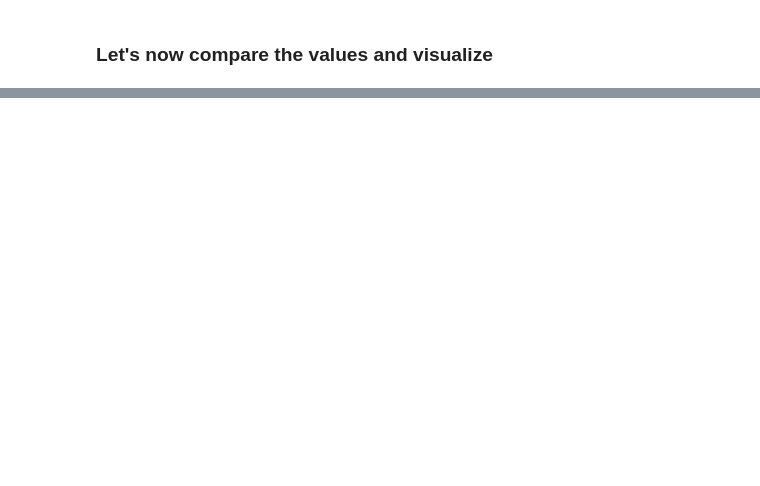
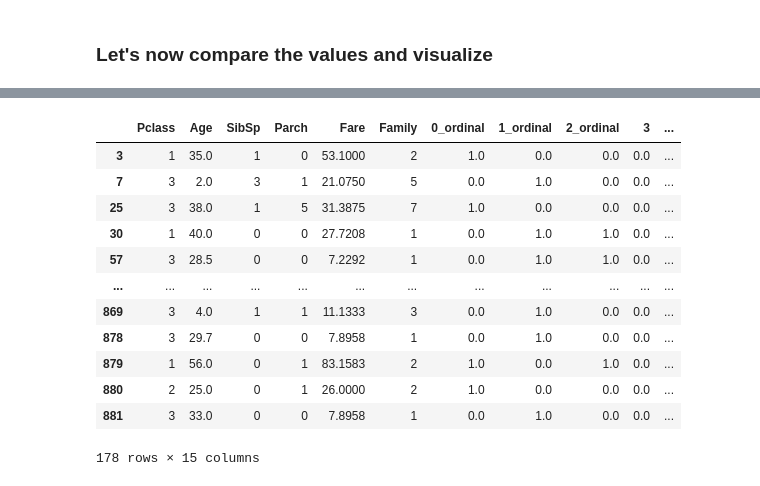
Before and after one commit to abdulqadirmuazzim/Machine_L, a Jupyter notebook: Taitanic.ipynb, the cells around one changed output, grey strips where cells are left out. Drawn from its saved outputs; the diff is of its cells as text; code cells hidden in the pictures; blank space fills up the shorter version.

```diff
--- a/Taitanic.ipynb
+++ b/Taitanic.ipynb
@@ -498,0 +345,21 @@ NameError: name 'df' is not defined
+# %%
+# split the data
+x_train = final_data.sample(frac=0.8)
+y_train = y[x_train.index]
+x_test = final_data.drop(index=x_train.index)
+y_test = y[x_test.index]
+x_test
+# %% [output]
+|  | Pclass | Age | SibSp | Parch | Fare | Family | 0_ordinal | 1_ordinal | 2_ordinal | 3 | ... |
+| 3 | 1 | 35.0 | 1 | 0 | 53.1000 | 2 | 1.0 | 0.0 | 0.0 | 0.0 | ... |
+| 7 | 3 | 2.0 | 3 | 1 | 21.0750 | 5 | 0.0 | 1.0 | 0.0 | 0.0 | ... |
+| 25 | 3 | 38.0 | 1 | 5 | 31.3875 | 7 | 1.0 | 0.0 | 0.0 | 0.0 | ... |
+| 30 | 1 | 40.0 | 0 | 0 | 27.7208 | 1 | 0.0 | 1.0 | 1.0 | 0.0 | ... |
+| 57 | 3 | 28.5 | 0 | 0 | 7.2292 | 1 | 0.0 | 1.0 | 1.0 | 0.0 | ... |
+| ... | ... | ... | ... | ... | ... | ... | ... | ... | ... | ... | ... |
+| 869 | 3 | 4.0 | 1 | 1 | 11.1333 | 3 | 0.0 | 1.0 | 0.0 | 0.0 | ... |
+| 878 | 3 | 29.7 | 0 | 0 | 7.8958 | 1 | 0.0 | 1.0 | 0.0 | 0.0 | ... |
+| 879 | 1 | 56.0 | 0 | 1 | 83.1583 | 2 | 1.0 | 0.0 | 1.0 | 0.0 | ... |
+| 880 | 2 | 25.0 | 0 | 1 | 26.0000 | 2 | 1.0 | 0.0 | 0.0 | 0.0 | ... |
+| 881 | 3 | 33.0 | 0 | 0 | 7.8958 | 1 | 0.0 | 1.0 | 0.0 | 0.0 | ... |
+178 rows × 15 columns
```
Also changed, not shown: parts of 45 cells of this notebook.
